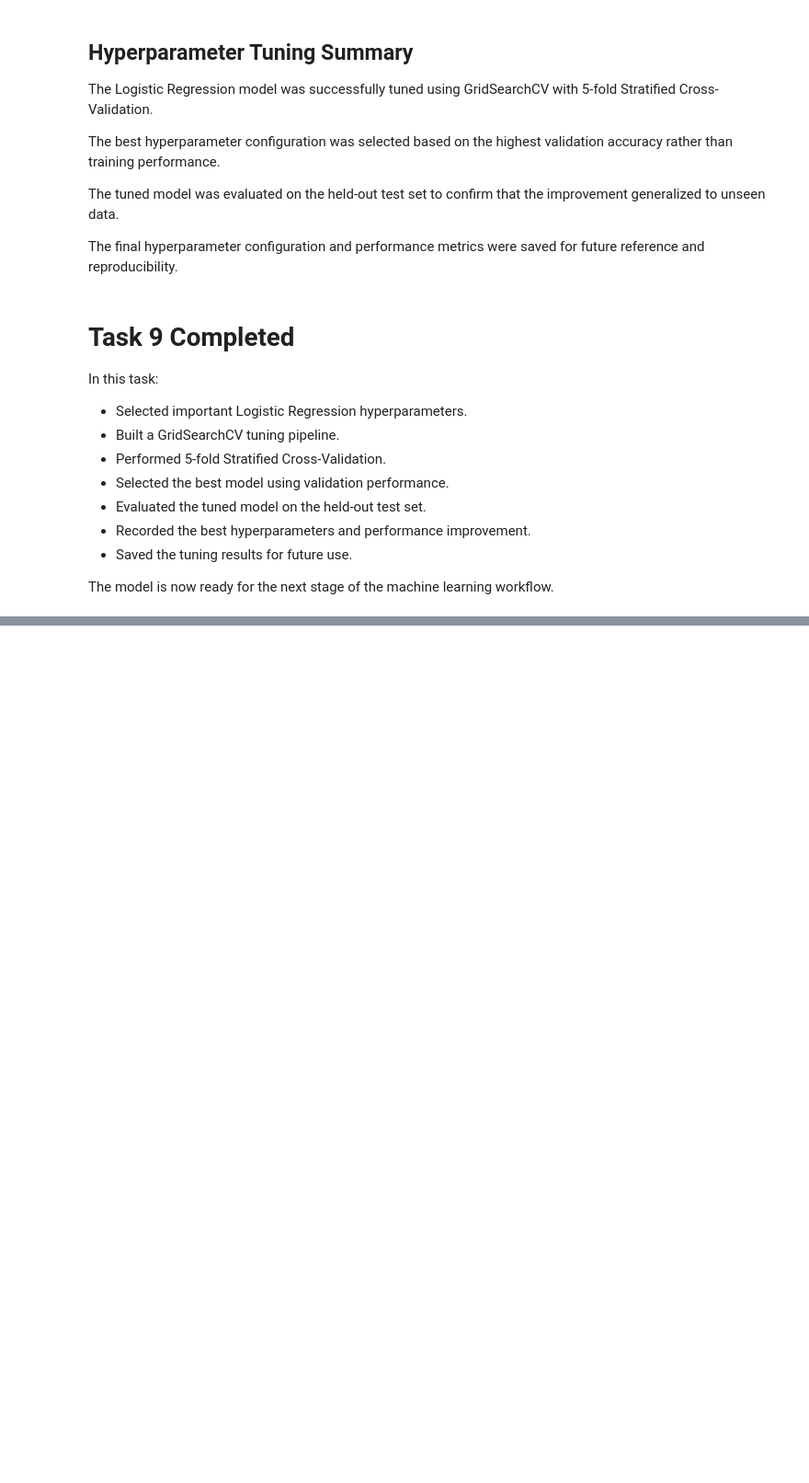
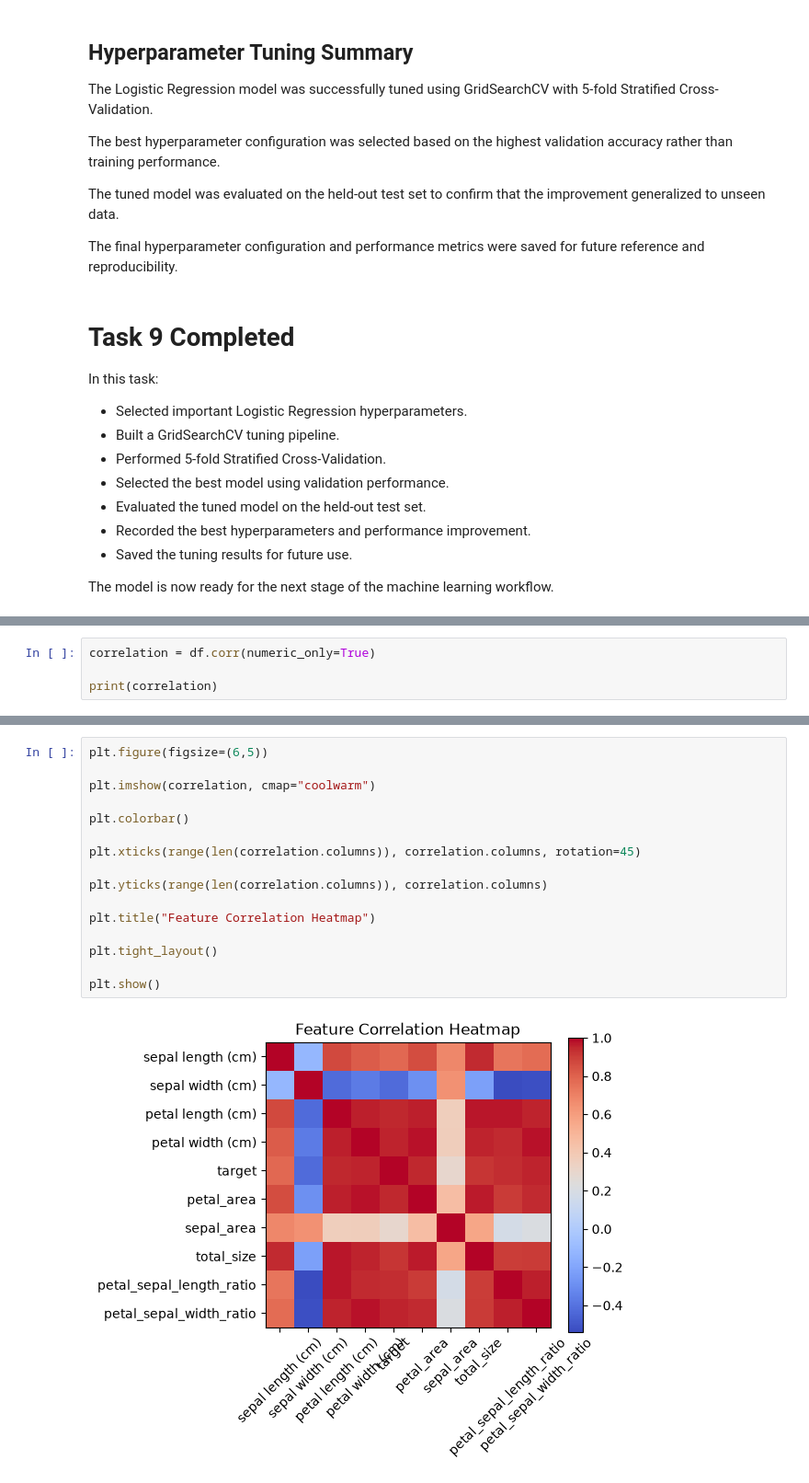
Before and after one commit to Kaushik0107/PlaceMux_Phase1, a Jupyter notebook: notebooks/starter.ipynb, the cells around one changed output, grey strips where cells are left out. Shown at 92% size. Cells and saved outputs as stored; diff of their text form; blank space fills up the shorter version.

```diff
--- a/notebooks/starter.ipynb
+++ b/notebooks/starter.ipynb
@@ -2759,0 +2809,4 @@ The model is now ready for the next stage of the machine learning workflow.
+# %%
+correlation = df.corr(numeric_only=True)
+
+print(correlation)
@@ -2759,0 +2831,18 @@ The model is now ready for the next stage of the machine learning workflow.
+# %%
+plt.figure(figsize=(6,5))
+
+plt.imshow(correlation, cmap="coolwarm")
+
+plt.colorbar()
+
+plt.xticks(range(len(correlation.columns)), correlation.columns, rotation=45)
+
+plt.yticks(range(len(correlation.columns)), correlation.columns)
+
+plt.title("Feature Correlation Heatmap")
+
+plt.tight_layout()
+
+plt.show()
+# %% [output]
+[figure, added]
```
Also changed, not shown: parts of 58 cells of this notebook, 4 other files.
